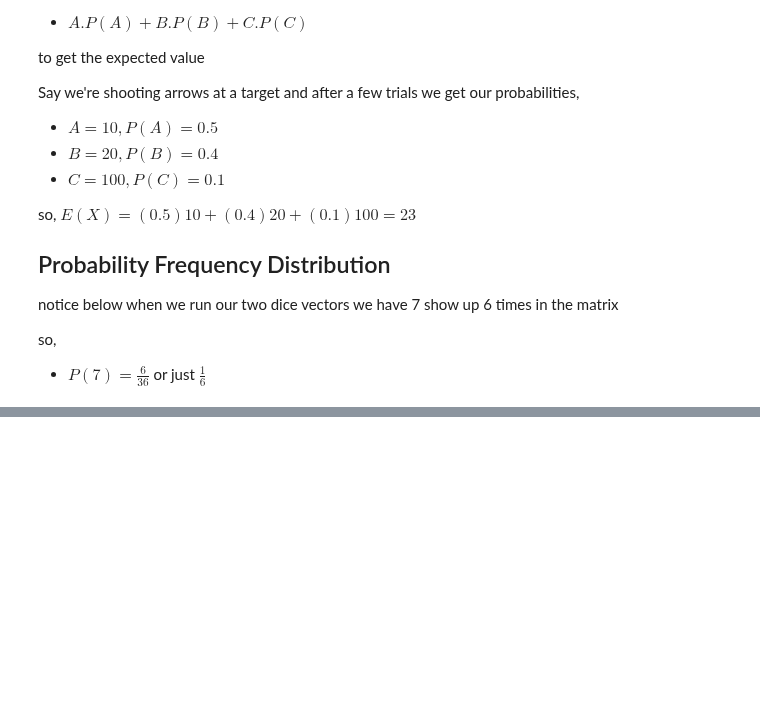
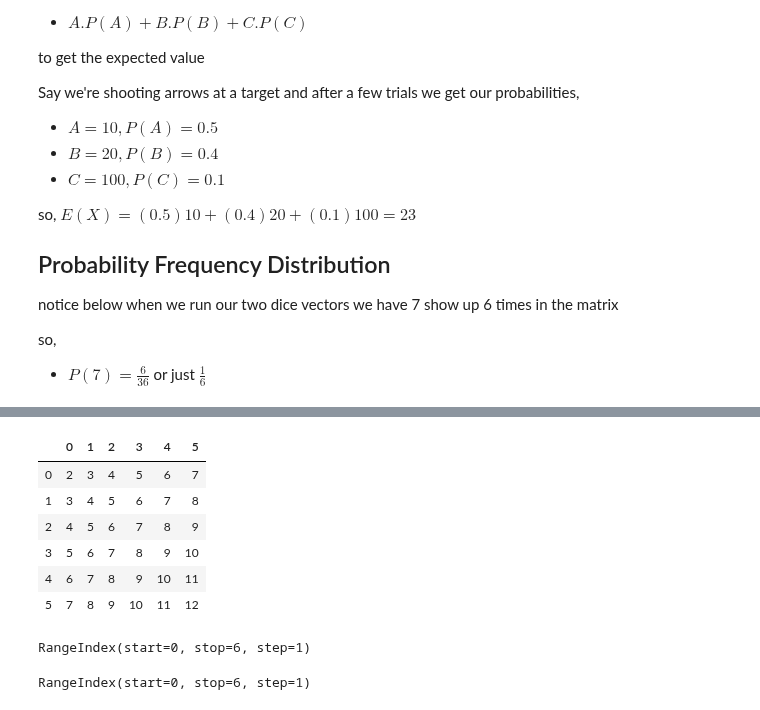
Before and after one commit to Wildertrek/Jupyter-Latex, a Jupyter notebook: 3. Math_Basics.ipynb, the cells around one changed output, grey strips where cells are left out. Saved outputs shown, nothing was run; the diff lists cells and outputs as text; code cells hidden in the pictures; blank space fills up the shorter version.

```diff
--- a/3. Math_Basics.ipynb
+++ b/3. Math_Basics.ipynb
@@ -851,3 +851,19 @@ notice below when we run our two dice vectors we have 7 show up 6 times in the m
 so,
 
 - $ P(7) = \frac{6}{36} $ or just $\frac{1}{6}$
+# %%
+# Load library
+import numpy as np
+#create a vector as a row (one die)
+vector_row = np.array([1,2,3,4,5,6])
+
+#create a vector as a column (second die)
+vector_column = np.array([[1],
+                          [2],
+                          [3],
+                          [4],
+                          [5],
+                          [6]])
+# %%
+matrix = vector_row + vector_column
+matrix
@@ -853,0 +895,16 @@ so,
+# %%
+import pandas as pd
+df = pd.DataFrame(matrix)
+df
+# %% [output]
+|  | 0 | 1 | 2 | 3 | 4 | 5 |
+| 0 | 2 | 3 | 4 | 5 | 6 | 7 |
+| 1 | 3 | 4 | 5 | 6 | 7 | 8 |
+| 2 | 4 | 5 | 6 | 7 | 8 | 9 |
+| 3 | 5 | 6 | 7 | 8 | 9 | 10 |
+| 4 | 6 | 7 | 8 | 9 | 10 | 11 |
+| 5 | 7 | 8 | 9 | 10 | 11 | 12 |
+# %%
+df.columns
+# %% [output]
+RangeIndex(start=0, stop=6, step=1)
@@ -853,0 +915,4 @@ so,
+# %%
+df.index
+# %% [output]
+RangeIndex(start=0, stop=6, step=1)
```
Also changed, not shown: parts of 8 cells of this notebook.
